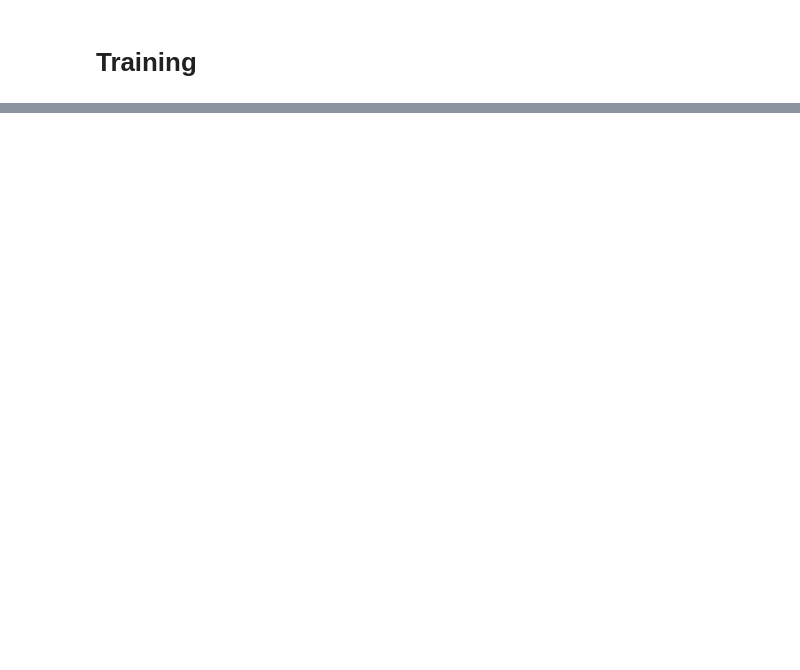
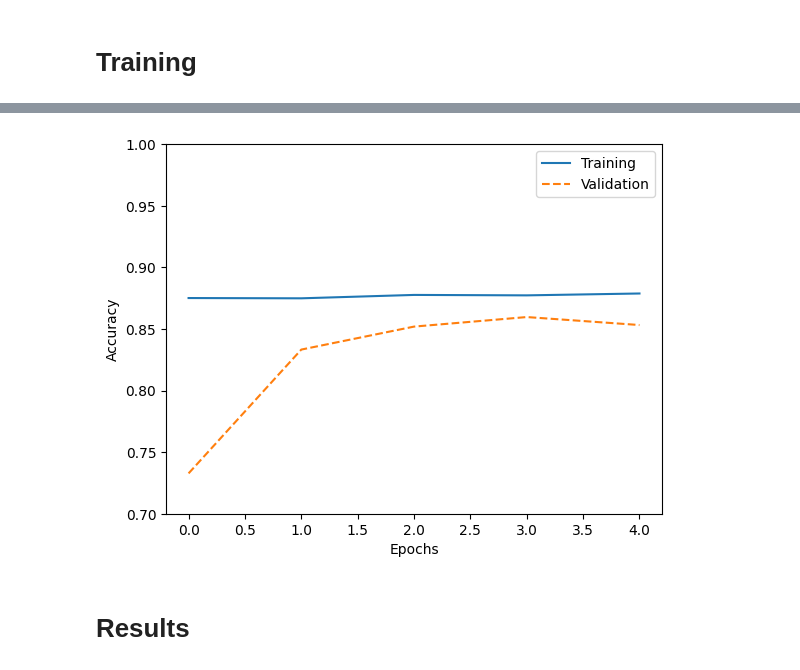
Before and after one commit to mitinull/polyp-segmentation-AI-Project-, a Jupyter notebook: main.ipynb, the cells around one changed output, grey strips where cells are left out. Saved outputs shown, nothing was run; the diff lists cells and outputs as text; code cells hidden in the pictures; blank space fills up the shorter version.

```diff
--- a/main.ipynb
+++ b/main.ipynb
@@ -14,11 +13,11 @@ from matplotlib import pyplot as plt
 from pathlib import Path
 from sklearn.model_selection import train_test_split
 # %%
-IMAGES_PATH = Path('Kvasir-SEG') / 'images'
-MASKS_PATH = Path('Kvasir-SEG') / 'masks'
+IMAGES_PATH = Path('drive') / 'MyDrive' / 'Kvasir-SEG' / 'images'
+MASKS_PATH = Path('drive') / 'MyDrive' / 'Kvasir-SEG' / 'masks'
 # %%
-images_paths = [IMAGES_PATH / file_name for file_name in os.listdir(IMAGES_PATH)]
-masks_paths = [MASKS_PATH / file_name for file_name in os.listdir(MASKS_PATH)]
+images_paths = sorted([IMAGES_PATH / file_name for file_name in os.listdir(IMAGES_PATH)])
+masks_paths = sorted([MASKS_PATH / file_name for file_name in os.listdir(MASKS_PATH)])
 
 print(images_paths[:3])
 print(masks_paths[:3])
@@ -87,12 +86,12 @@ print(
 # %% [output]
  X_train_paths: 810  y_train_paths: 810  X_val_paths: 90  y_val:_paths 90  X_test_paths: 100  y_test_paths: 100
 # %%
-X_train = np.array([read_img(path) for path in X_train_paths])
-y_train = np.array([read_img(path, gray=True) for path in y_train_paths])
-X_val = np.array([read_img(path) for path in X_val_paths])
-y_val = np.array([read_img(path, gray=True) for path in y_val_paths])
-X_test = np.array([read_img(path) for path in X_test_paths])
-y_test = np.array([read_img(path, gray=True) for path in y_test_paths])
+X_train = np.array([read_img(path) for path in tqdm.tqdm(X_train_paths)])
+y_train = np.array([read_img(path, gray=True) for path in tqdm.tqdm(y_train_paths)])
+X_val = np.array([read_img(path) for path in tqdm.tqdm(X_val_paths)])
+y_val = np.array([read_img(path, gray=True) for path in tqdm.tqdm(y_val_paths)])
+X_test = np.array([read_img(path) for path in tqdm.tqdm(X_test_paths)])
+y_test = np.array([read_img(path, gray=True) for path in tqdm.tqdm(y_test_paths)])
 
 show_imgs([X_train[0], X_val[0], X_test[0]])
 show_imgs([y_train[0], y_val[0], y_test[0]])
@@ -203,0 +201,18 @@ INFO:tensorflow:Assets written to: ./models/m1-5\assets
+# %%
+history_1 = model_history.history
+acc=history_1['accuracy']
+val_acc = history_1['val_accuracy']
+
+
+
+plt.plot(acc[:150], '-', label='Training')
+plt.plot(val_acc[:150], '--', label='Validation')
+plt.xlabel('Epochs')
+plt.ylabel('Accuracy')
+plt.ylim([0.7,1.0])
+plt.legend()
+plt.show()
+# %% [output]
+[figure, added]
+# %% [markdown]
+# Results
```
Also changed, not shown: parts of 11 cells of this notebook.
